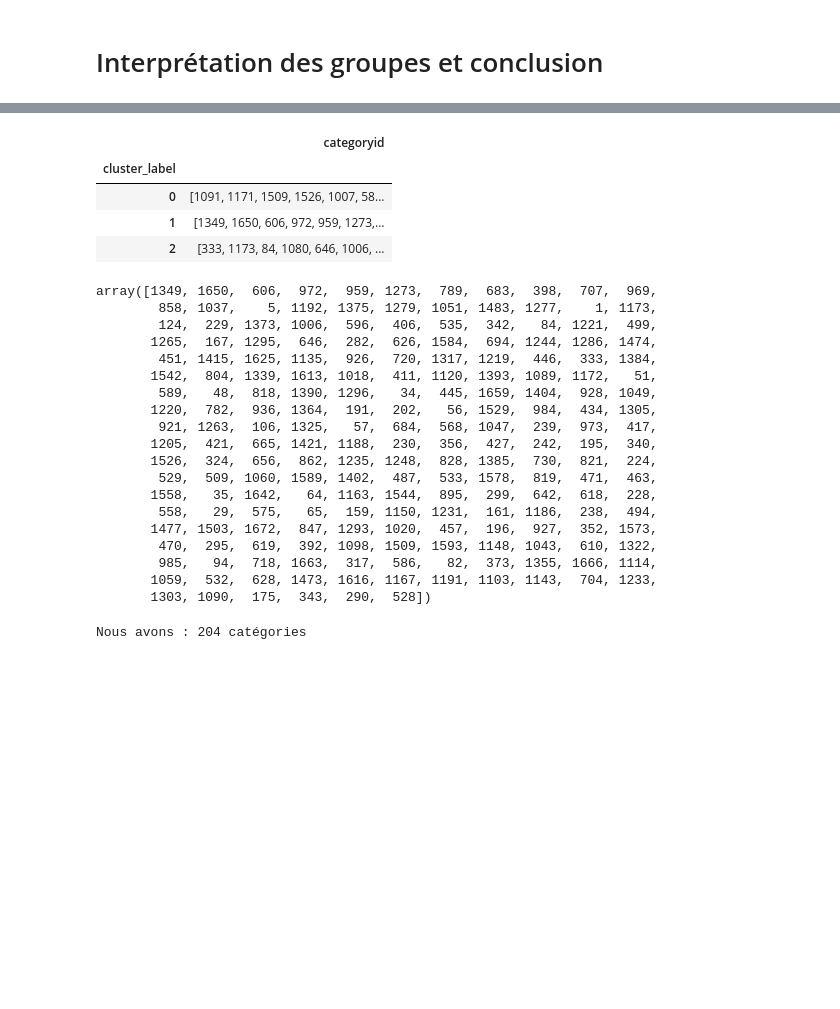
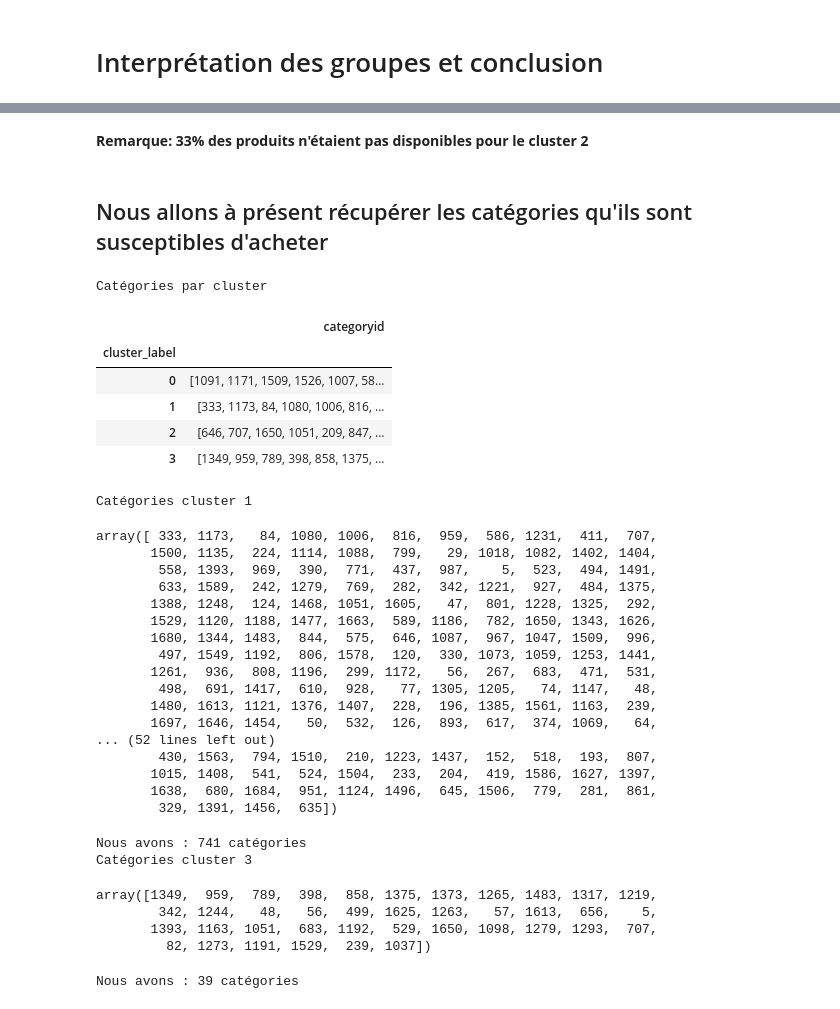
Before and after one commit to Mich-colab/Projets-Michele, a Jupyter notebook: Maching_Learning/Analyses données et clustering Kmeans.ipynb, the cells around one changed output, grey strips where cells are left out. Cells and saved outputs as stored; diff of their text form; code cells hidden in the pictures; blank space fills up the shorter version.

```diff
--- a/Maching_Learning/Analyses données et clustering Kmeans.ipynb
+++ b/Maching_Learning/Analyses données et clustering Kmeans.ipynb
@@ -692,10 +699,10 @@ df_normalized.loc[:,col]=scaler.fit_transform(df_normalized[col])
 # %%
 from sklearn.cluster import KMeans
 from scipy.spatial.distance import cdist
-from sklearn.metrics import silhouette_score, adjusted_rand_score
+from sklearn.metrics import silhouette_score
 import warnings
 warnings.filterwarnings('ignore')
-inertie= []
+
 distorsion=[]
 silhouettes = []
 
@@ -703,6 +710,5 @@ K = range(2, 10)
 for k in K:
     kmeanModel = KMeans(n_clusters=k, random_state=42)
     kmeanModel.fit(df_normalized)
-    inertie.append(kmeanModel.inertia_)
     distorsion.append(sum(np.min(cdist(df_normalized, kmeanModel.cluster_centers_, 'euclidean'), axis=1)) / np.size(df, axis = 0))
     silhouettes.append(silhouette_score(df_normalized, kmeanModel.labels_))
@@ -747,12 +737,10 @@ plt.show()
 # %%
 #selon les courbes obtenues, le nombre de cluster idéale est de 3
 #Entrainement de l'algorithme sur le df, et calcul des positions des K centroïdes et les labels
-clf_kmean = KMeans(n_clusters = 3, random_state=42)
+clf_kmean = KMeans(n_clusters = 4, random_state=42)
 clf_kmean=clf_kmean.fit(df_normalized)
 centroids = clf_kmean.cluster_centers_
 label = clf_kmean.labels_
 
-
-print( clf_kmean.inertia_)
 print(silhouette_score(df_normalized,  clf_kmean.labels_))
 # %% [output]
@@ -801,38 +804,57 @@ display(df_final_ag.head())
+# %% [markdown]
+**Remarque: 33% des produits n'étaient pas disponibles pour le cluster 2**
+# %% [markdown]
+## Nous allons à présent récupérer les catégories qu'ils sont susceptibles d'acheter
 # %%
 #Récuprer les categories de produits qui sont dans le clustern°1
 dictag={'categoryid':'unique'}
 categ_group=df_final_ag.groupby('cluster_label').agg(dictag)
-categ_group.iloc[1,0]
+
+print('Catégories par cluster')
 display (categ_group)
+
+print('Catégories cluster 1')
+#Nous avons dans le cluster n°1 204 categories de produits à potentiel
 display (categ_group.iloc[1,0])
+print("Nous avons :", len(categ_group.iloc[1,0]), "catégories")
+
+print('Catégories cluster 3')
 #Nous avons dans le cluster n°1 204 categories de produits à potentiel
-print("Nous avons :", len(categ_group.iloc[1,0]), "catégories")
+display (categ_group.iloc[3,0])
+print("Nous avons :", len(categ_group.iloc[3,0]), "catégories")
 # %% [output]
+Catégories par cluster
 |  | categoryid |
 | cluster_label |  |
 | 0 | [1091, 1171, 1509, 1526, 1007, 58... |
-| 1 | [1349, 1650, 606, 972, 959, 1273,... |
-| 2 | [333, 1173, 84, 1080, 646, 1006, ... |
+| 1 | [333, 1173, 84, 1080, 1006, 816, ... |
+| 2 | [646, 707, 1650, 1051, 209, 847, ... |
+| 3 | [1349, 959, 789, 398, 858, 1375, ... |
-array([1349, 1650,  606,  972,  959, 1273,  789,  683,  398,  707,  969,
-        858, 1037,    5, 1192, 1375, 1279, 1051, 1483, 1277,    1, 1173,
-        124,  229, 1373, 1006,  596,  406,  535,  342,   84, 1221,  499,
-       1265,  167, 1295,  646,  282,  626, 1584,  694, 1244, 1286, 1474,
-        451, 1415, 1625, 1135,  926,  720, 1317, 1219,  446,  333, 1384,
-       1542,  804, 1339, 1613, 1018,  411, 1120, 1393, 1089, 1172,   51,
-        589,   48,  818, 1390, 1296,   34,  445, 1659, 1404,  928, 1049,
-       1220,  782,  936, 1364,  191,  202,   56, 1529,  984,  434, 1305,
-        921, 1263,  106, 1325,   57,  684,  568, 1047,  239,  973,  417,
-       1205,  421,  665, 1421, 1188,  230,  356,  427,  242,  195,  340,
-       1526,  324,  656,  862, 1235, 1248,  828, 1385,  730,  821,  224,
-        529,  509, 1060, 1589, 1402,  487,  533, 1578,  819,  471,  463,
-       1558,   35, 1642,   64, 1163, 1544,  895,  299,  642,  618,  228,
-        558,   29,  575,   65,  159, 1150, 1231,  161, 1186,  238,  494,
-       1477, 1503, 1672,  847, 1293, 1020,  457,  196,  927,  352, 1573,
-        470,  295,  619,  392, 1098, 1509, 1593, 1148, 1043,  610, 1322,
-        985,   94,  718, 1663,  317,  586,   82,  373, 1355, 1666, 1114,
-       1059,  532,  628, 1473, 1616, 1167, 1191, 1103, 1143,  704, 1233,
-       1303, 1090,  175,  343,  290,  528])
-Nous avons : 204 catégories
+Catégories cluster 1
+array([ 333, 1173,   84, 1080, 1006,  816,  959,  586, 1231,  411,  707,
+       1500, 1135,  224, 1114, 1088,  799,   29, 1018, 1082, 1402, 1404,
+        558, 1393,  969,  390,  771,  437,  987,    5,  523,  494, 1491,
+        633, 1589,  242, 1279,  769,  282,  342, 1221,  927,  484, 1375,
+       1388, 1248,  124, 1468, 1051, 1605,   47,  801, 1228, 1325,  292,
+       1529, 1120, 1188, 1477, 1663,  589, 1186,  782, 1650, 1343, 1626,
+       1680, 1344, 1483,  844,  575,  646, 1087,  967, 1047, 1509,  996,
+        497, 1549, 1192,  806, 1578,  120,  330, 1073, 1059, 1253, 1441,
+       1261,  936,  808, 1196,  299, 1172,   56,  267,  683,  471,  531,
+        498,  691, 1417,  610,  928,   77, 1305, 1205,   74, 1147,   48,
+       1480, 1613, 1121, 1376, 1407,  228,  196, 1385, 1561, 1163,  239,
+       1697, 1646, 1454,   50,  532,  126,  893,  617,  374, 1069,   64,
+... (52 lines left out)
+        430, 1563,  794, 1510,  210, 1223, 1437,  152,  518,  193,  807,
+       1015, 1408,  541,  524, 1504,  233,  204,  419, 1586, 1627, 1397,
+       1638,  680, 1684,  951, 1124, 1496,  645, 1506,  779,  281,  861,
+        329, 1391, 1456,  635])
+Nous avons : 741 catégories
+Catégories cluster 3
+array([1349,  959,  789,  398,  858, 1375, 1373, 1265, 1483, 1317, 1219,
+        342, 1244,   48,   56,  499, 1625, 1263,   57, 1613,  656,    5,
+       1393, 1163, 1051,  683, 1192,  529, 1650, 1098, 1279, 1293,  707,
+         82, 1273, 1191, 1529,  239, 1037])
+Nous avons : 39 catégories
 # %%
 #Visualisation du nombre de transaction par cluster
 #filtrage df avec au moins une transaction
```
Also changed, not shown: parts of 26 cells of this notebook.
